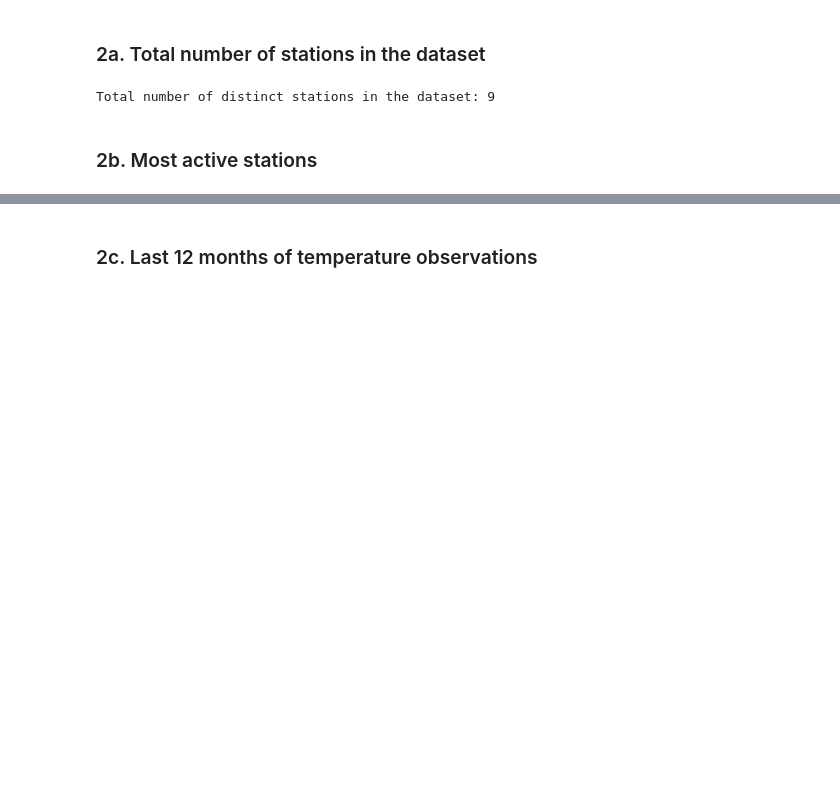
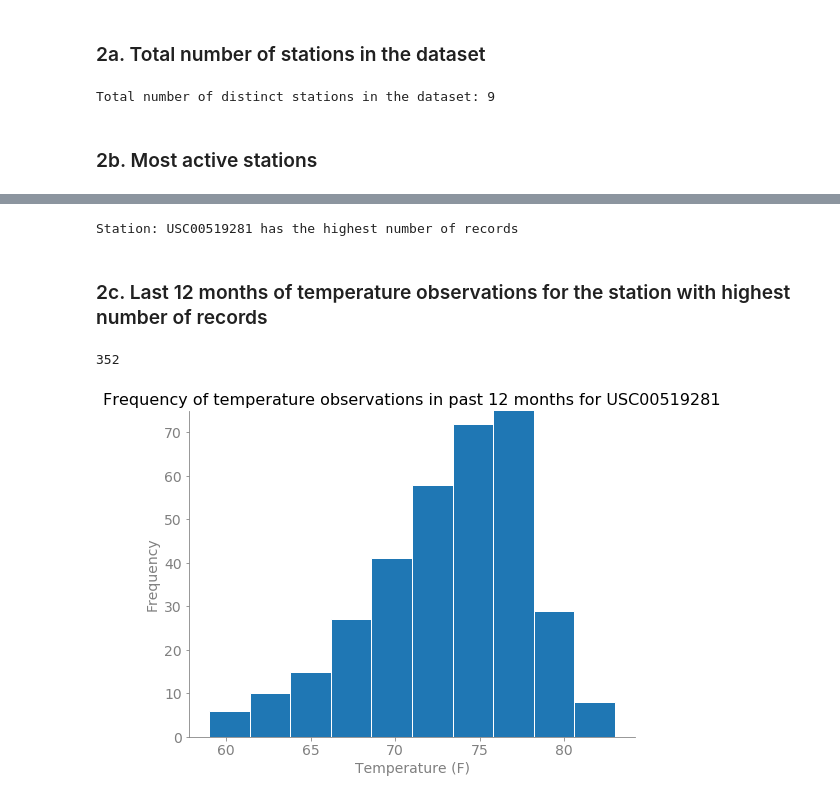
Before and after one commit to nqazimn/sqlalchemy_challenge, a Jupyter notebook: hawaii_data_prep.ipynb, the cells around one changed output, grey strips where cells are left out. Saved outputs shown, nothing was run; the diff lists cells and outputs as text; code cells hidden in the pictures; blank space fills up the shorter version.

Commit message:
completed part 1.plotted histogram

```diff
--- a/hawaii_data_prep.ipynb
+++ b/hawaii_data_prep.ipynb
@@ -184,3 +184,11 @@ print(f'Total number of distinct stations in the dataset: {results[0][0]}')
 Total number of distinct stations in the dataset: 9
 # %% [markdown]
 ### 2b. Most active stations
+# %%
+results = session.query(Measurement.station, func.count(Measurement.station)).\
+group_by(Measurement.station).\
+order_by(func.count(Measurement.station).desc()).\
+all()
+
+for row in results:
+    print(f'Station: {row[0]} ; Records: {row[1]}')
@@ -187,2 +205,40 @@ Total number of distinct stations in the dataset: 9
+# %%
+results = session.query(Measurement.station).\
+group_by(Measurement.station).\
+order_by(func.count(Measurement.station).desc()).\
+first()
+
+most_frequent_station_id = results[0]
+print(f'Station: {results[0]} has the highest number of records')
+# %% [output]
+Station: USC00519281 has the highest number of records
 # %% [markdown]
-### 2c. Last 12 months of temperature observations
+### 2c. Last 12 months of temperature observations for the station with highest number of records
+# %%
+# Retrieve last 12 months of precipitation data from the most recent entry in the database
+results = session.query(Measurement.station,\
+                       Measurement.date,\
+                       Measurement.tobs).\
+                       filter((Measurement.station == most_frequent_station_id) &\
+                                  (func.strftime("%Y-%m-%d", Measurement.date) >= get_date_str(twelve_months_prior_date))).all()
+# Sanity check
+len(results)
+# %% [output]
+352
+# %%
+tobs_list = []
+for row in results:
+    tobs_list.append(row[2])
+# %%
+fig2, ax2 = plt.subplots(figsize=(8,6))
+ax2.hist(tobs_list, edgecolor= 'white')
+declutter_plot(ax2)
+ax2.set_ylabel('Frequency', fontsize=14)
+ax2.set_xlabel('Temperature (F)', fontsize=14)
+ax2.tick_params(axis='both', which='major', labelsize=14)
+ax2.set_title(f'Frequency of temperature observations in past 12 months for {most_frequent_station_id}', fontsize = 16);
+ax2.set_ylim([0,75])
+# plt.savefig("Outputs/Images/precipitation.png", bbox_inches = 'tight', pad_inches = 1.0)
+plt.show()
+# %% [output]
+[figure, added]
```
Also changed, not shown: parts of 1 cell of this notebook, 1 other file.
